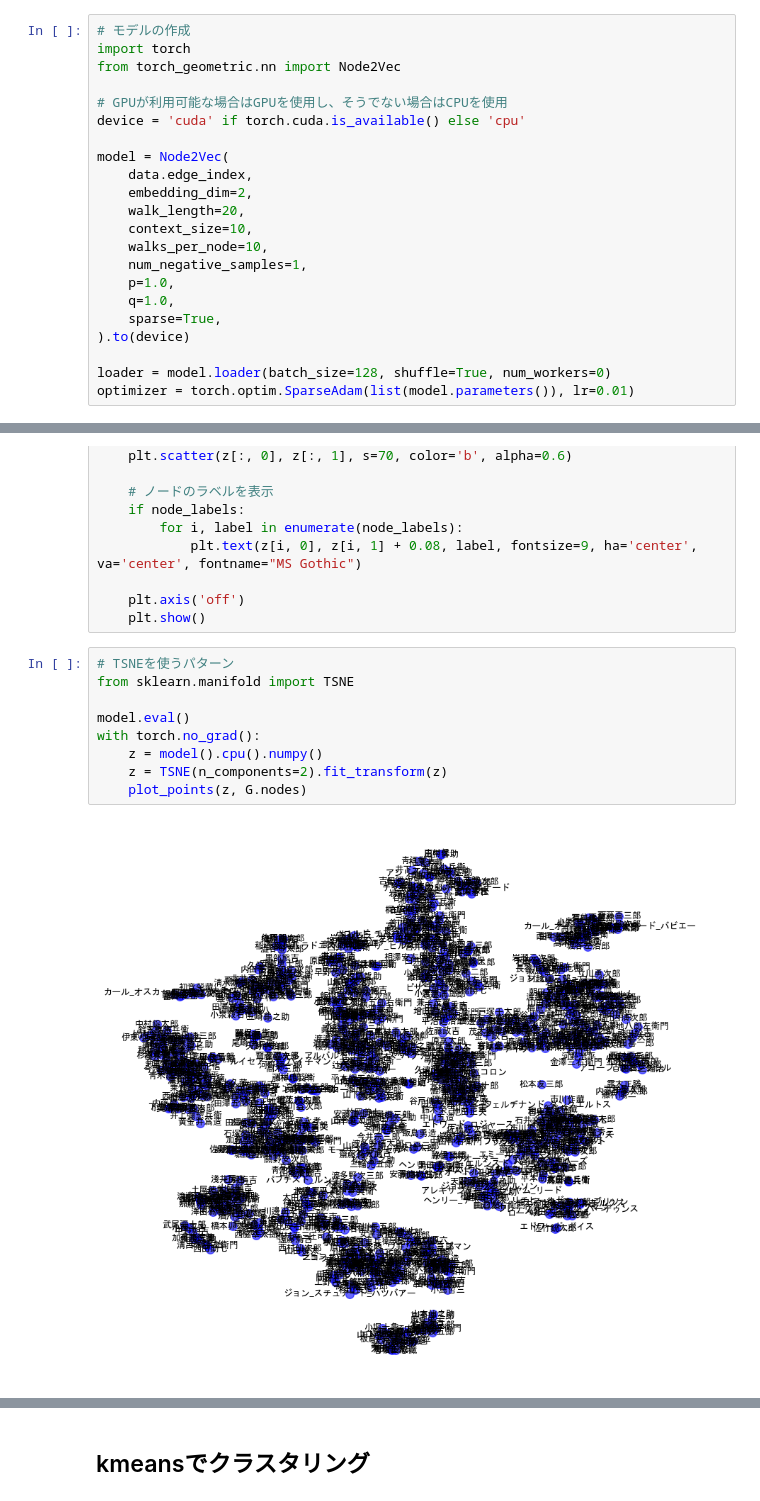
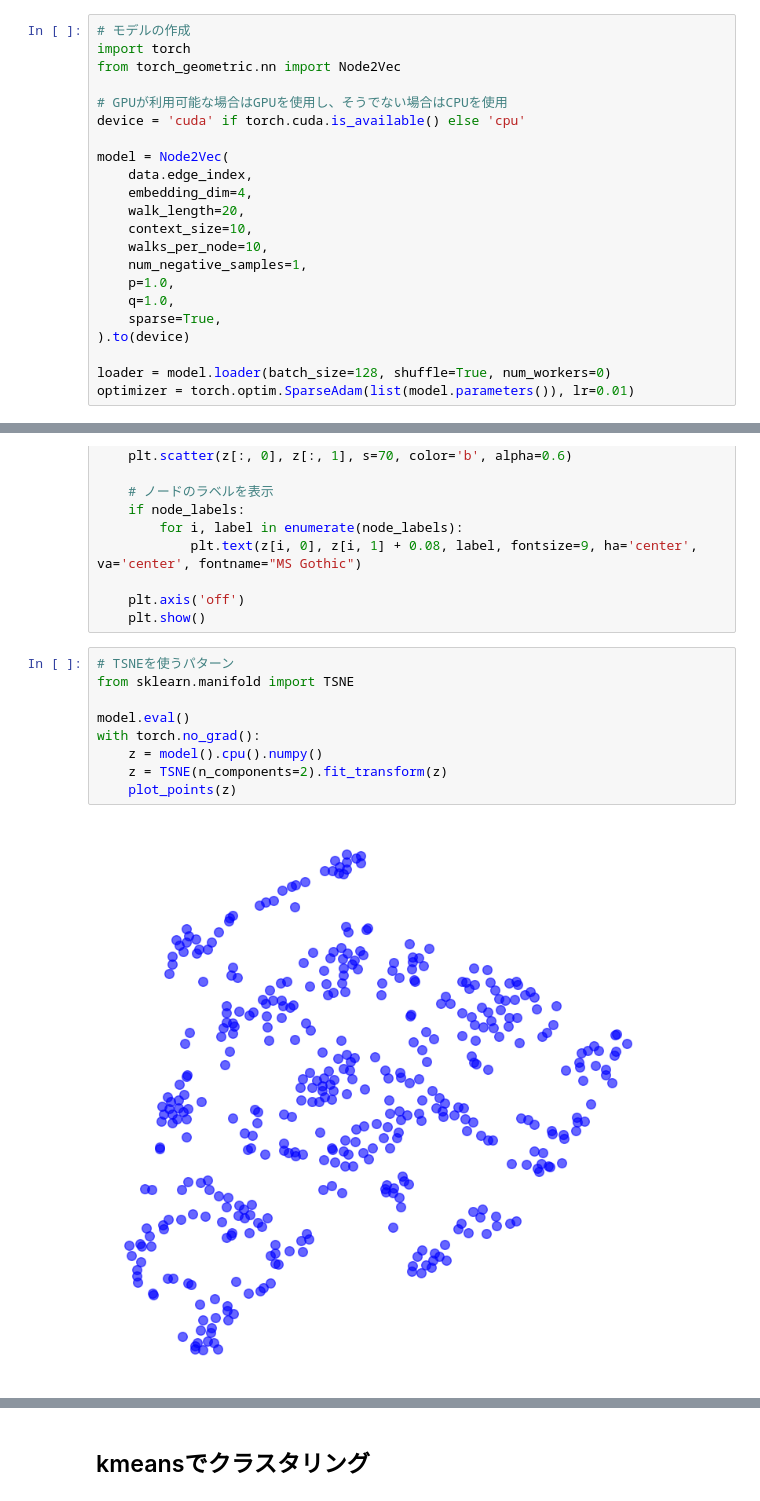
Before and after one commit to DanielOkada/research_GNN, a Jupyter notebook: node2vec.ipynb, the cells around one changed output, grey strips where cells are left out. Saved outputs shown, nothing was run; the diff lists cells and outputs as text.

```diff
--- a/node2vec.ipynb
+++ b/node2vec.ipynb
@@ -74,7 +74,7 @@ device = 'cuda' if torch.cuda.is_available() else 'cpu'
 
 model = Node2Vec(
     data.edge_index,
-    embedding_dim=2,
+    embedding_dim=4,
     walk_length=20,
     context_size=10,
     walks_per_node=10,
@@ -159,14 +159,14 @@ def plot_points(z, node_labels=None):
 # %%
 # TSNEを使うパターン
 from sklearn.manifold import TSNE
 
 model.eval()
 with torch.no_grad():
     z = model().cpu().numpy()
     z = TSNE(n_components=2).fit_transform(z)
-    plot_points(z, G.nodes)
+    plot_points(z)
 # %% [output]
-[figure, old version]
+[figure, new version]
 # %%
 # PCAを使うパターン
 from sklearn.decomposition import PCA
```
Also changed, not shown: parts of 16 cells of this notebook, 9 other files.
